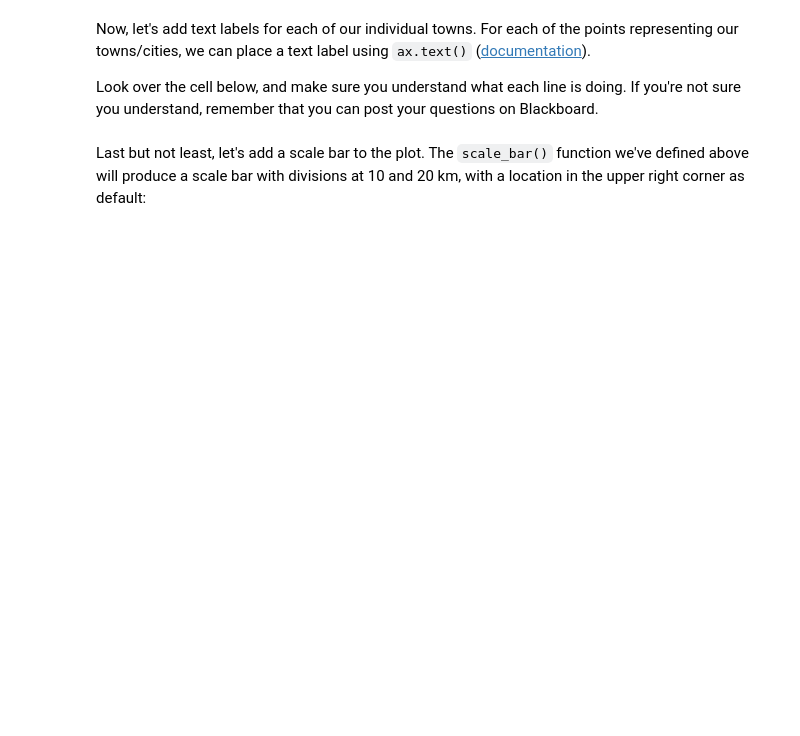
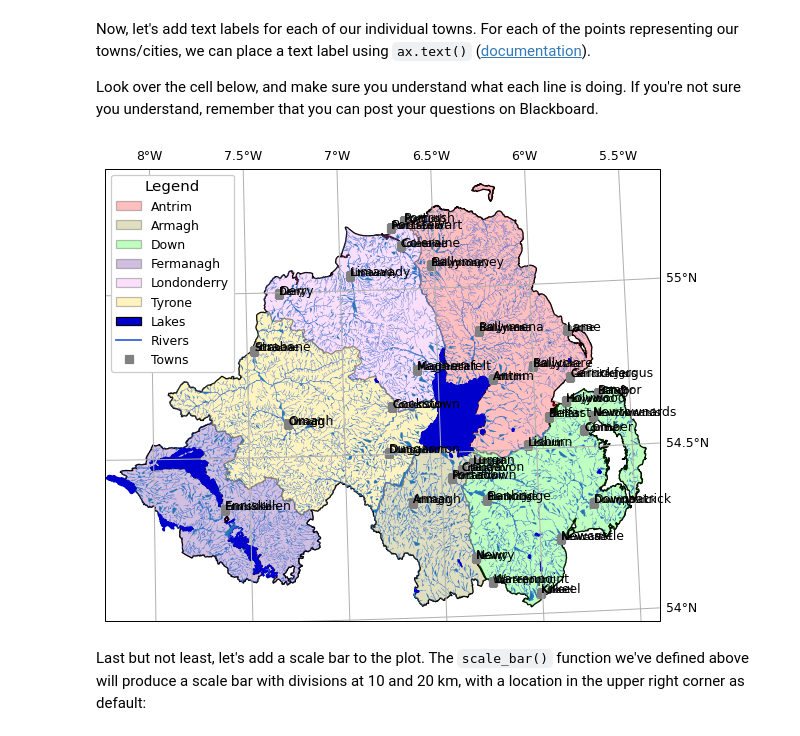
Before and after one commit to RoyCoates/egm722, a Jupyter notebook: Week2/Cartopy.ipynb, the cells around one changed output. Cells and saved outputs as stored; diff of their text form; code cells hidden in the pictures; blank space fills up the shorter version.

```diff
--- a/Week2/Cartopy.ipynb
+++ b/Week2/Cartopy.ipynb
@@ -406,9 +569,11 @@ Look over the cell below, and make sure you understand what each line is doing.
 # %%
 for ind, row in towns.iterrows(): # towns.iterrows() returns the index and row
     x, y = row.geometry.x, row.geometry.y # get the x,y location for each town
-    ax.text(x, y, row['TOWN_NAME'].title(), fontsize=7, transform=ccrs.PlateCarree()) # use plt.text to place a label at x,y
+    ax.text(x, y, row['TOWN_NAME'].title(), fontsize=10, transform=ccrs.PlateCarree()) # use plt.text to place a label at x,y
 
 fig # to show the updated figure
+# %% [output]
+[figure, added]
 # %% [markdown]
 Last but not least, let's add a scale bar to the plot. The `scale_bar()` function we've defined above will produce a scale bar with divisions at 10 and 20 km, with a location in the upper right corner as default:
 # %%
```
Also changed, not shown: parts of 24 cells of this notebook, 1 other file.
